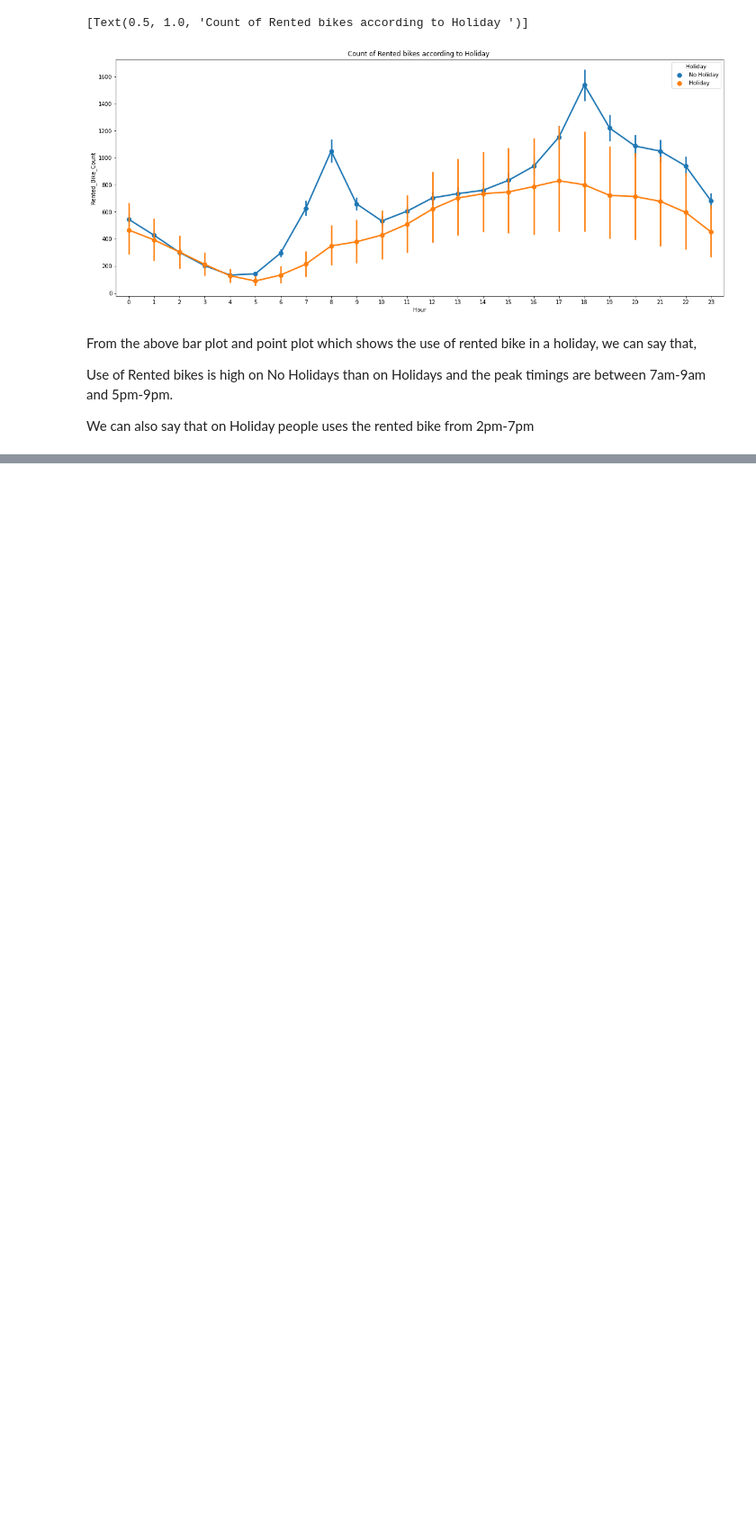
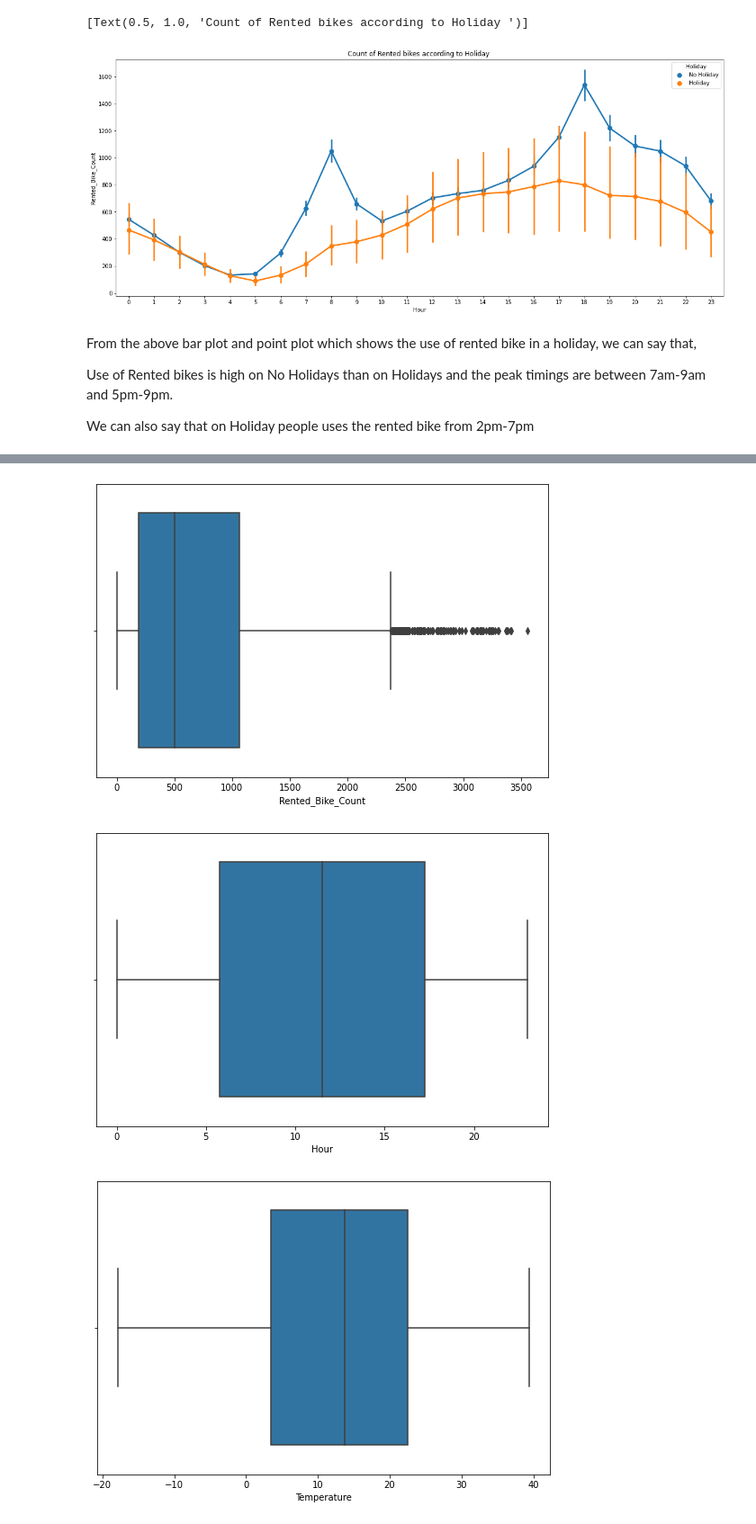
Before and after one commit to alphamale126/Seoul-Bike-Sharing-Demand-Prediction, a Jupyter notebook: Copy_of_Bike_Sharing_Demand_Prediction_Capstone_Project.ipynb, the cells around one changed output, grey strips where cells are left out. Shown at 90% size. Cells and saved outputs as stored; diff of their text form; code cells hidden in the pictures; blank space fills up the shorter version.

```diff
--- a/Copy_of_Bike_Sharing_Demand_Prediction_Capstone_Project.ipynb
+++ b/Copy_of_Bike_Sharing_Demand_Prediction_Capstone_Project.ipynb
@@ -583,0 +617,10 @@ We can also say that on Holiday people uses the rented bike from 2pm-7pm
+# %%
+# priting box plots of numeric attributes to check oultliers
+for col in numerical_features:
+    fig = plt.figure(figsize=(9, 6))
+    ax = fig.gca()
+    sns.boxplot(x=bike_df[col])
+# %% [output]
+[figure, added]
+[figure, added]
+[figure, added]
```
Also changed, not shown: parts of 53 cells of this notebook.
